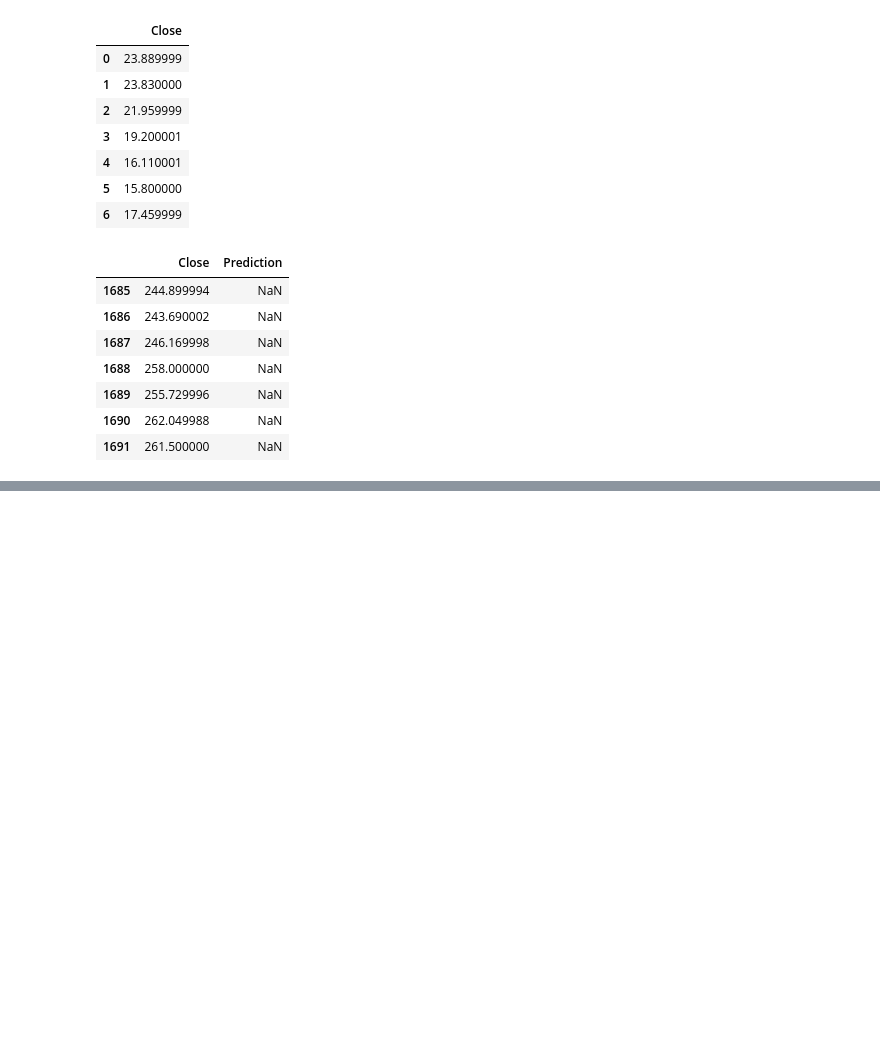
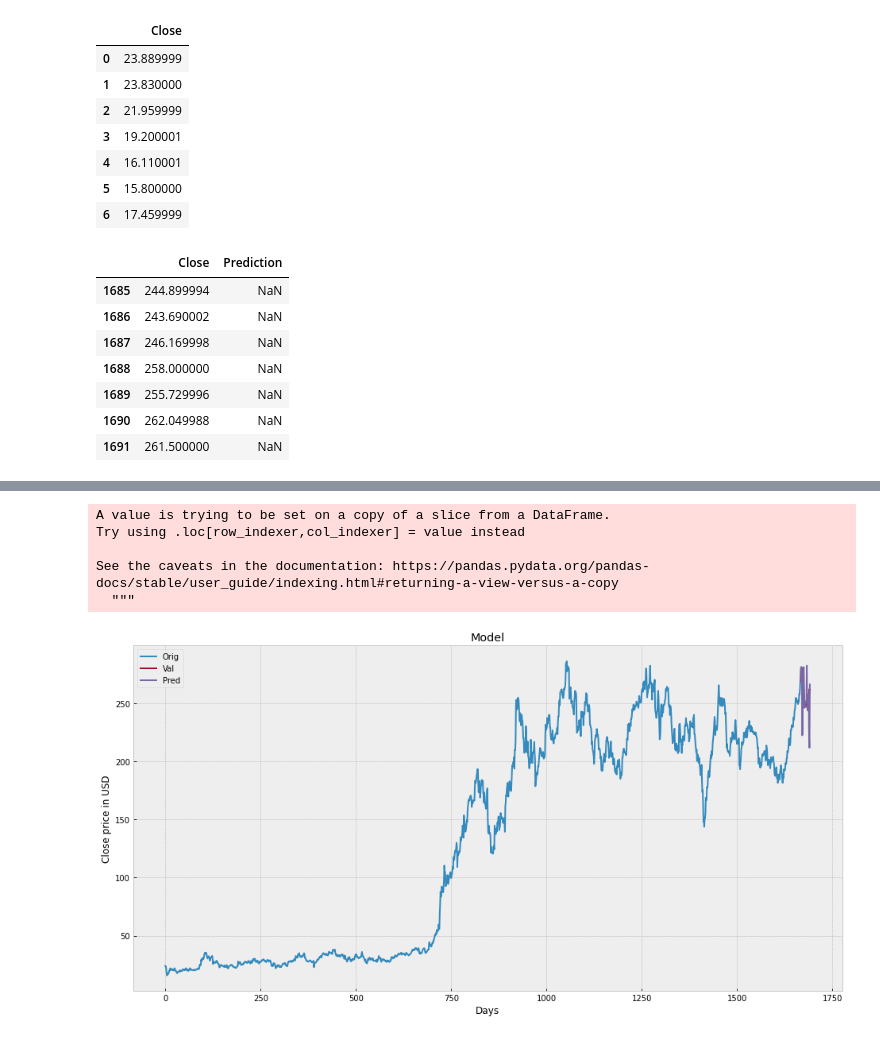
Before and after one commit to rowenhama/Tesla-Stock-Price-Prediction, a Jupyter notebook: Tesla_Stock_Price_prediction.ipynb, the cells around one changed output, grey strips where cells are left out. Drawn from its saved outputs; the diff is of its cells as text; code cells hidden in the pictures; blank space fills up the shorter version.

```diff
--- a/Tesla_Stock_Price_prediction.ipynb
+++ b/Tesla_Stock_Price_prediction.ipynb
@@ -77,0 +94,15 @@ df.tail(7)
+# %%
+#split the data into 75% training and 25% testing
+x_train, x_test, y_train, y_test = train_test_split(X , y, test_size = 0.25)
+# %%
+#create the models
+#create the decision tree regrssor model
+tree = DecisionTreeRegressor().fit(x_train,y_train)
+#create the linear regression model
+lr = LinearRegression().fit(x_train,y_train)
+# %%
+#get the last 'x' rows of the feature dataset
+x_future = df.drop(['Prediction'],1)[:-future_days]
+x_future = x_future.tail(future_days)
+x_future = np.array(x_future)
+x_future
@@ -77,0 +127,8 @@ df.tail(7)
+# %%
+#show the model tree prediction
+tree_prediction = tree.predict(x_future)
+print(tree_prediction)
+print()
+#show the linear regression prediction
+lr_prediction = lr.predict(x_future)
+print(lr_prediction)
@@ -77,0 +147,21 @@ df.tail(7)
+# %%
+#visualize the data
+predictions = tree_prediction
+
+valid = df[X.shape[0]:]
+valid['Predictions'] = predictions
+plt.figure(figsize=(16,8))
+plt.title('Model')
+plt.xlabel('Days')
+plt.ylabel('Close price in USD')
+plt.plot(df['Close'])
+plt.plot(valid[['Close','Predictions']])
+plt.legend(['Orig','Val','Pred'])
+plt.show()
+# %% [output]
+A value is trying to be set on a copy of a slice from a DataFrame.
+Try using .loc[row_indexer,col_indexer] = value instead
+
+See the caveats in the documentation: https://pandas.pydata.org/pandas-docs/stable/user_guide/indexing.html#returning-a-view-versus-a-copy
+  """
+[figure, added]
```
Also changed, not shown: parts of 4 cells of this notebook.
